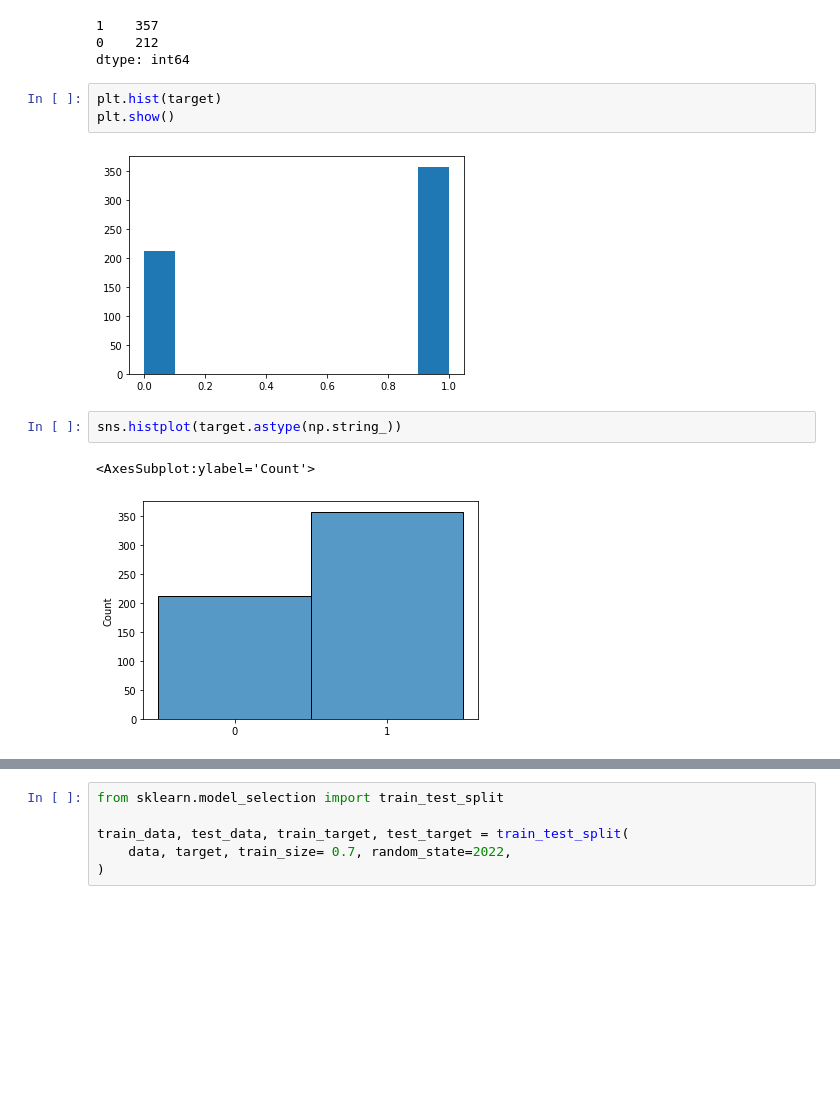
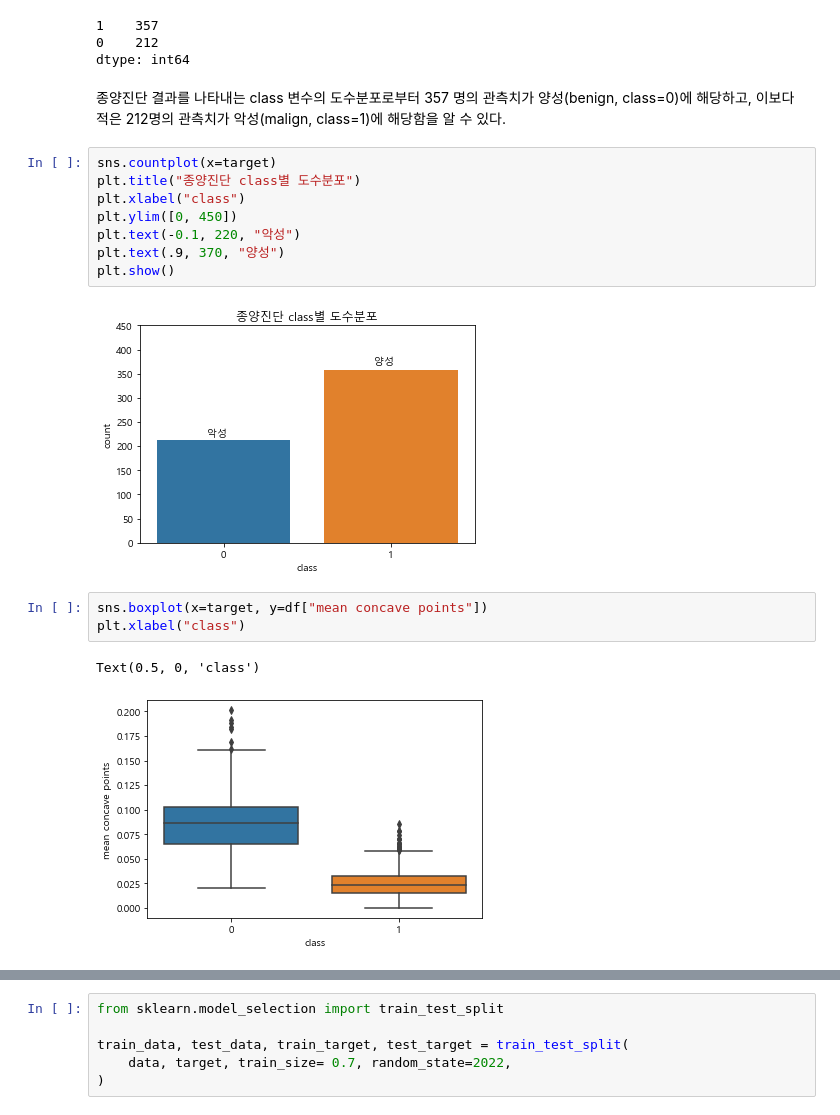
Before and after one commit to pinkocto/BP2022, a Jupyter notebook: _notebooks/2022-04-26.ipynb, the cells around one changed output, grey strips where cells are left out. Saved outputs shown, nothing was run; the diff lists cells and outputs as text; blank space fills up the shorter version.

```diff
--- a/_notebooks/2022-04-26.ipynb
+++ b/_notebooks/2022-04-26.ipynb
@@ -133,13 +141,21 @@ pd.Series(cancer["target"]).value_counts()
 1    357
 0    212
 dtype: int64
-# %%
-plt.hist(target)
-plt.show()
-# %% [output]
-[figure, removed]
-# %%
-sns.histplot(target.astype(np.string_))
-# %% [output]
-<AxesSubplot:ylabel='Count'>
-[figure, removed]
+# %% [markdown]
+종양진단 결과를 나타내는 class 변수의 도수분포로부터 357 명의 관측치가 양성(benign, class=0)에 해당하고, 이보다 적은 212명의 관측치가 악성(malign, class=1)에 해당함을 알 수 있다.
+# %%
+sns.countplot(x=target)
+plt.title("종양진단 class별 도수분포")
+plt.xlabel("class")
+plt.ylim([0, 450])
+plt.text(-0.1, 220, "악성")
+plt.text(.9, 370, "양성")
+plt.show()
+# %% [output]
+[figure, added]
+# %%
+sns.boxplot(x=target, y=df["mean concave points"])
+plt.xlabel("class")
+# %% [output]
+Text(0.5, 0, 'class')
+[figure, added]
```
Also changed, not shown: parts of 16 cells of this notebook.
